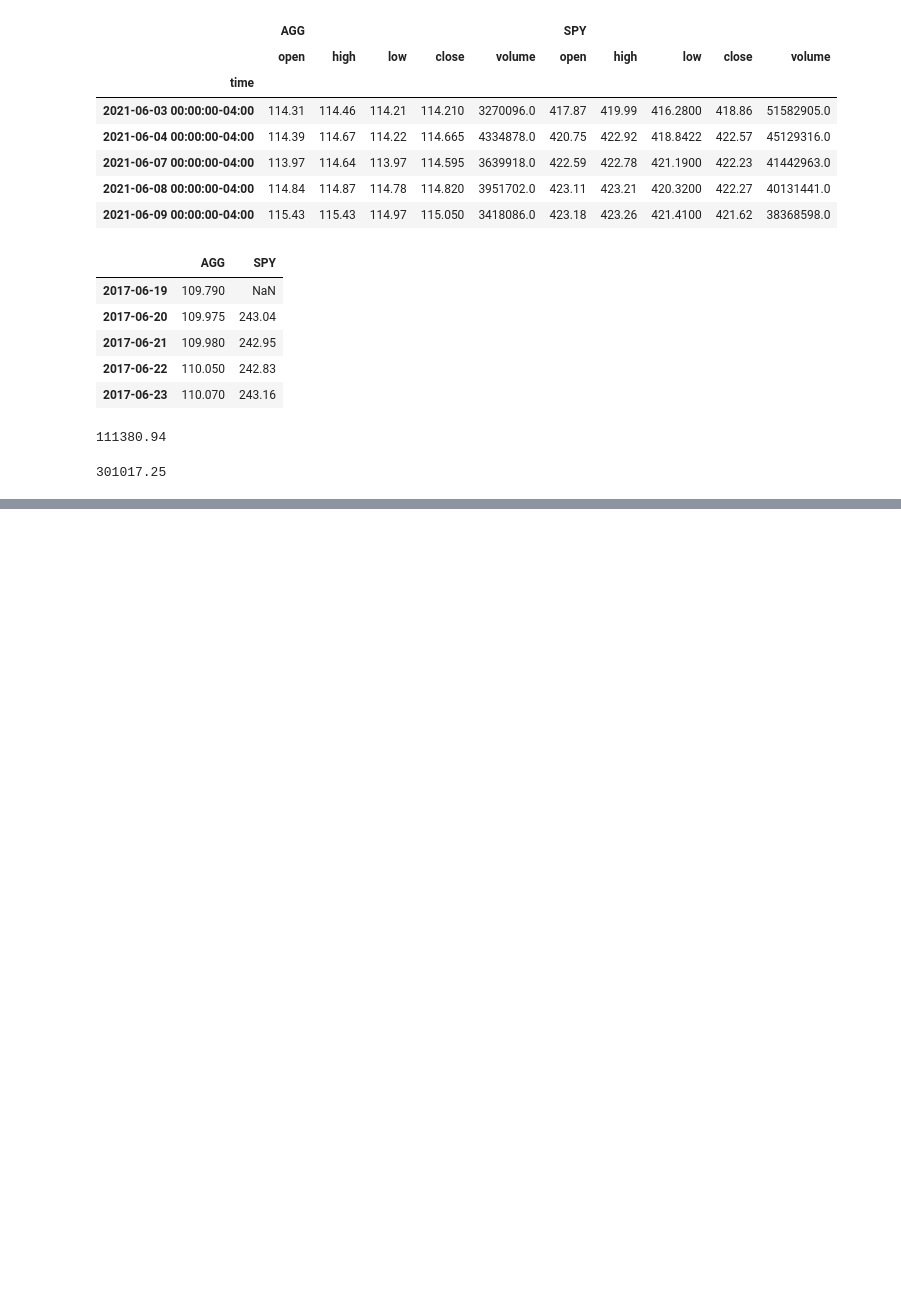
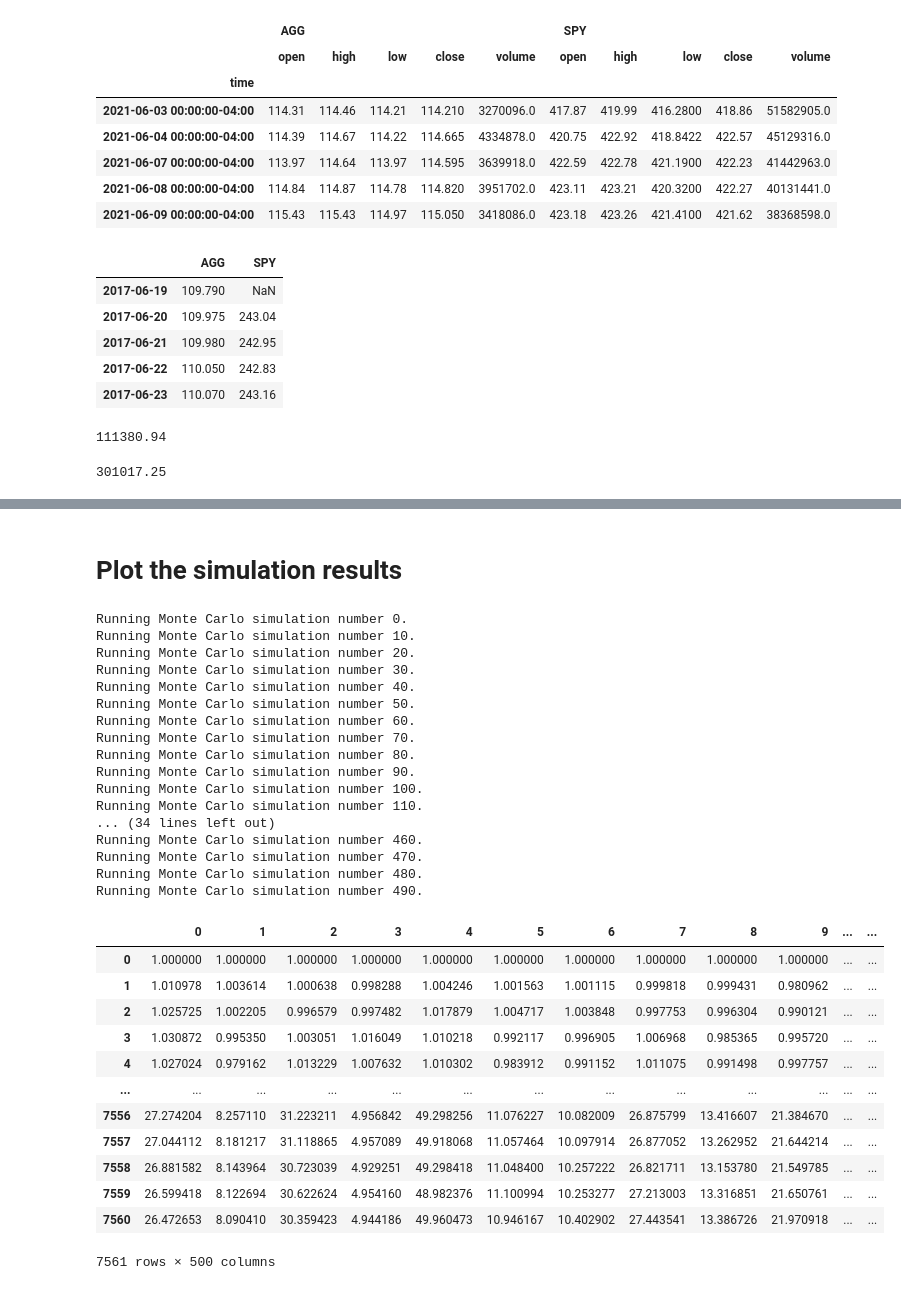
Before and after one commit to Jovan671/Unit_05_Assignment_Api, a Jupyter notebook: main.ipynb, the cells around one changed output, grey strips where cells are left out. Saved outputs shown, nothing was run; the diff lists cells and outputs as text; code cells hidden in the pictures; blank space fills up the shorter version.

```diff
--- a/main.ipynb
+++ b/main.ipynb
@@ -133,0 +242,36 @@ closing_SPY.round(2)
+# %% [markdown]
+# Plot the simulation results
+# %%
+# Run a Monte Carlo simulation to forecast thirty years cumulative returns
+MC_even_dist.calc_cumulative_return()
+# %% [output]
+Running Monte Carlo simulation number 0.
+Running Monte Carlo simulation number 10.
+Running Monte Carlo simulation number 20.
+Running Monte Carlo simulation number 30.
+Running Monte Carlo simulation number 40.
+Running Monte Carlo simulation number 50.
+Running Monte Carlo simulation number 60.
+Running Monte Carlo simulation number 70.
+Running Monte Carlo simulation number 80.
+Running Monte Carlo simulation number 90.
+Running Monte Carlo simulation number 100.
+Running Monte Carlo simulation number 110.
+... (34 lines left out)
+Running Monte Carlo simulation number 460.
+Running Monte Carlo simulation number 470.
+Running Monte Carlo simulation number 480.
+Running Monte Carlo simulation number 490.
+|  | 0 | 1 | 2 | 3 | 4 | 5 | 6 | 7 | 8 | 9 | ... | ... |
+| 0 | 1.000000 | 1.000000 | 1.000000 | 1.000000 | 1.000000 | 1.000000 | 1.000000 | 1.000000 | 1.000000 | 1.000000 | ... | ... |
+| 1 | 1.010978 | 1.003614 | 1.000638 | 0.998288 | 1.004246 | 1.001563 | 1.001115 | 0.999818 | 0.999431 | 0.980962 | ... | ... |
+| 2 | 1.025725 | 1.002205 | 0.996579 | 0.997482 | 1.017879 | 1.004717 | 1.003848 | 0.997753 | 0.996304 | 0.990121 | ... | ... |
+| 3 | 1.030872 | 0.995350 | 1.003051 | 1.016049 | 1.010218 | 0.992117 | 0.996905 | 1.006968 | 0.985365 | 0.995720 | ... | ... |
+| 4 | 1.027024 | 0.979162 | 1.013229 | 1.007632 | 1.010302 | 0.983912 | 0.991152 | 1.011075 | 0.991498 | 0.997757 | ... | ... |
+| ... | ... | ... | ... | ... | ... | ... | ... | ... | ... | ... | ... | ... |
+| 7556 | 27.274204 | 8.257110 | 31.223211 | 4.956842 | 49.298256 | 11.076227 | 10.082009 | 26.875799 | 13.416607 | 21.384670 | ... | ... |
+| 7557 | 27.044112 | 8.181217 | 31.118865 | 4.957089 | 49.918068 | 11.057464 | 10.097914 | 26.877052 | 13.262952 | 21.644214 | ... | ... |
+| 7558 | 26.881582 | 8.143964 | 30.723039 | 4.929251 | 49.298418 | 11.048400 | 10.257222 | 26.821711 | 13.153780 | 21.549785 | ... | ... |
+| 7559 | 26.599418 | 8.122694 | 30.622624 | 4.954160 | 48.982376 | 11.100994 | 10.253277 | 27.213003 | 13.316851 | 21.650761 | ... | ... |
+| 7560 | 26.472653 | 8.090410 | 30.359423 | 4.944186 | 49.960473 | 10.946167 | 10.402902 | 27.443541 | 13.386726 | 21.970918 | ... | ... |
+7561 rows × 500 columns
```
Also changed, not shown: parts of 28 cells of this notebook, 3 other files.
